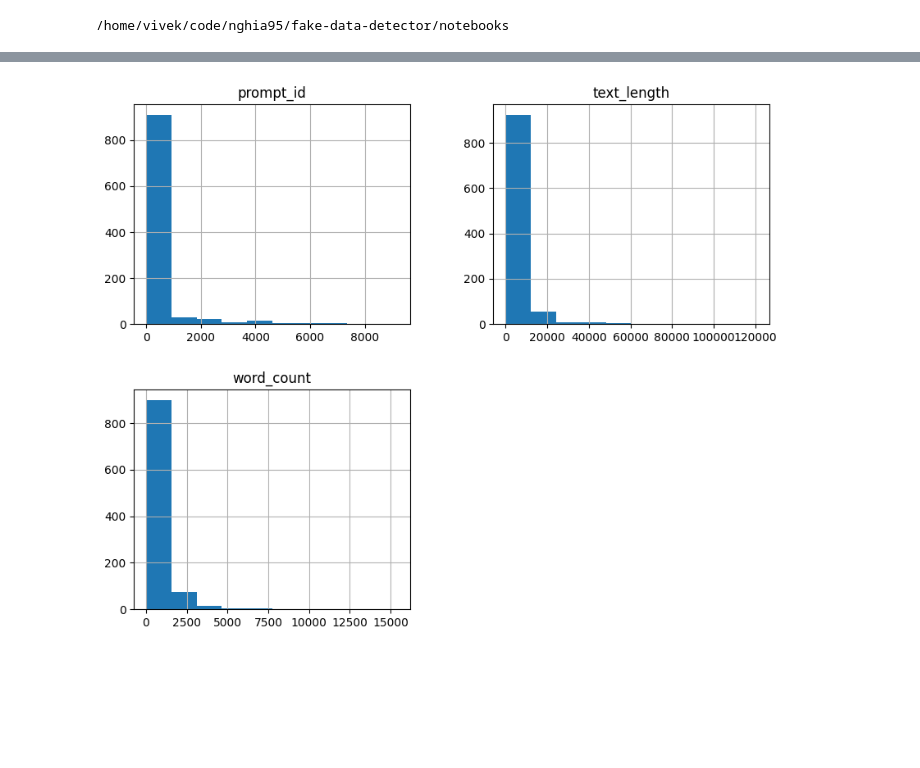
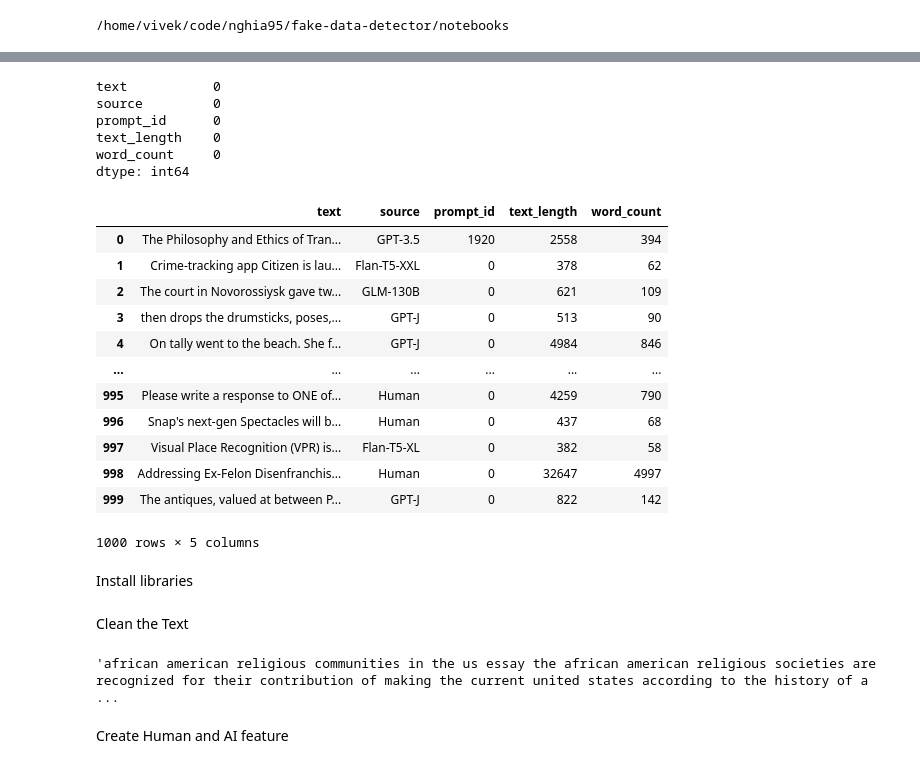
Before and after one commit to nghia95/fake-data-detector, a Jupyter notebook: notebooks/notebook-vivek.ipynb, the cells around one changed output, grey strips where cells are left out. Cells and saved outputs as stored; diff of their text form; code cells hidden in the pictures; blank space fills up the shorter version.

```diff
--- a/notebooks/notebook-vivek.ipynb
+++ b/notebooks/notebook-vivek.ipynb
@@ -6,6 +8,5 @@ print(os.getcwd())
 # %%
 import pandas as pd
-import matplotlib.pyplot as plt
 
 # Define the updated file path
 file_path = '/home/vivek/code/nghia95/fake-data-detector/data/1k_sampled_dataset.csv'
@@ -13,5 +14,4 @@ file_path = '/home/vivek/code/nghia95/fake-data-detector/data/1k_sampled_dataset
 # Load the CSV file into a DataFrame
 df = pd.read_csv(file_path)
 
-# Display the first few rows of the dataframe
-print(df.head())
+df_copy = df.copy()
@@ -59,5 +18,27 @@ max    9209.000000  120734.000000  15441.000000
-# %%
-df.hist(figsize=(10, 8))
-plt.show()
-# %% [output]
-[figure, removed]
+# %%
+print(df_copy.isnull().sum())
+# %% [output]
+text           0
+source         0
+prompt_id      0
+text_length    0
+word_count     0
+dtype: int64
+# %%
+df_copy
+# %% [output]
+|  | text | source | prompt_id | text_length | word_count |
+| 0 | The Philosophy and Ethics of Tran... | GPT-3.5 | 1920 | 2558 | 394 |
+| 1 | Crime-tracking app Citizen is lau... | Flan-T5-XXL | 0 | 378 | 62 |
+| 2 | The court in Novorossiysk gave tw... | GLM-130B | 0 | 621 | 109 |
+| 3 | then drops the drumsticks, poses,... | GPT-J | 0 | 513 | 90 |
+| 4 | On tally went to the beach. She f... | GPT-J | 0 | 4984 | 846 |
+| ... | ... | ... | ... | ... | ... |
+| 995 | Please write a response to ONE of... | Human | 0 | 4259 | 790 |
+| 996 | Snap's next-gen Spectacles will b... | Human | 0 | 437 | 68 |
+| 997 | Visual Place Recognition (VPR) is... | Flan-T5-XL | 0 | 382 | 58 |
+| 998 | Addressing Ex-Felon Disenfranchis... | Human | 0 | 32647 | 4997 |
+| 999 | The antiques, valued at between P... | GPT-J | 0 | 822 | 142 |
+1000 rows × 5 columns
+# %% [markdown]
+Install libraries
@@ -63,0 +55,2 @@ plt.show()
+# %% [markdown]
+Clean the Text
@@ -63,0 +72,6 @@ plt.show()
+# %%
+df_copy['cleaned_text'][5]
+# %% [output]
+'african american religious communities in the us essay the african american religious societies are recognized for their contribution of making the current united states according to the history of a ...
+# %% [markdown]
+Create Human and AI feature
```
Also changed, not shown: parts of 28 cells of this notebook.
